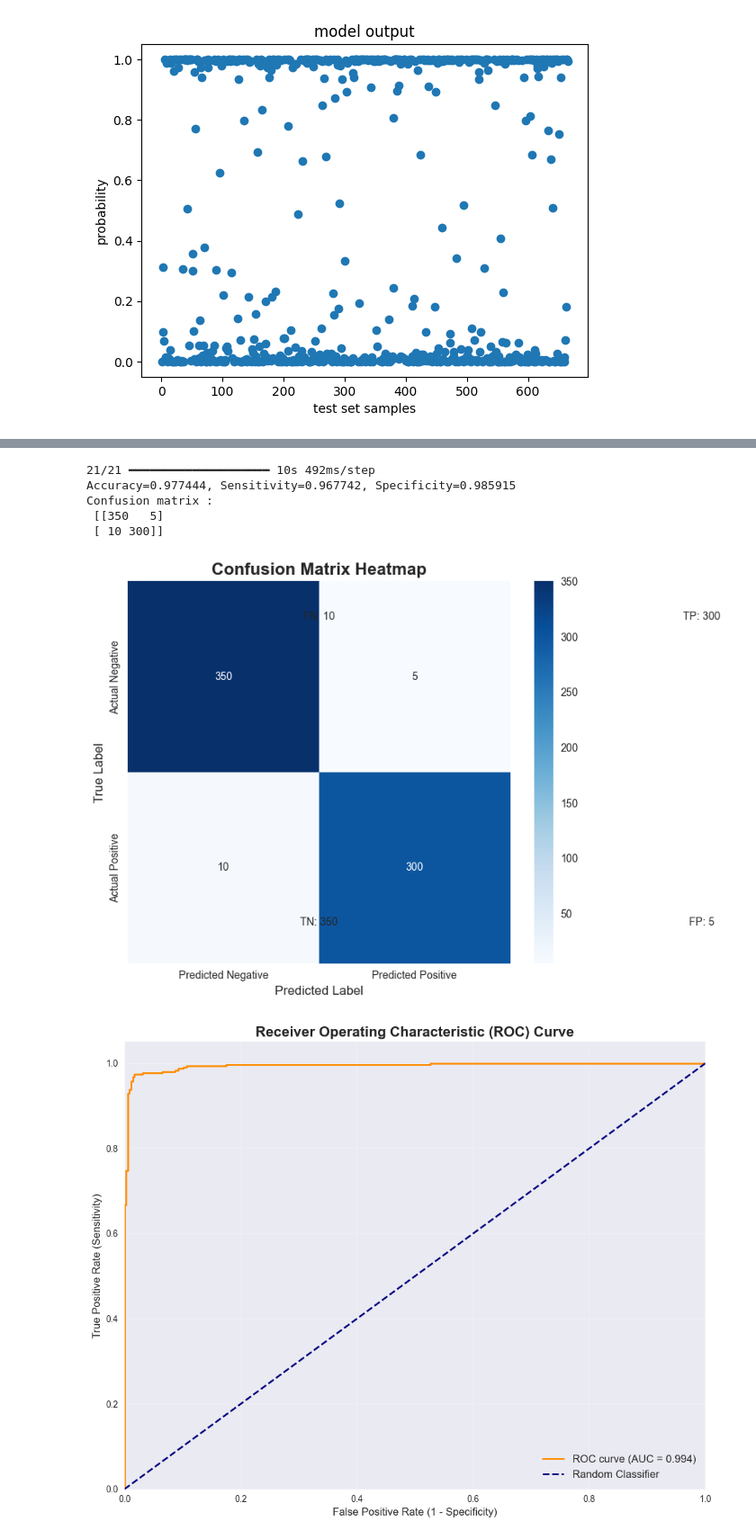
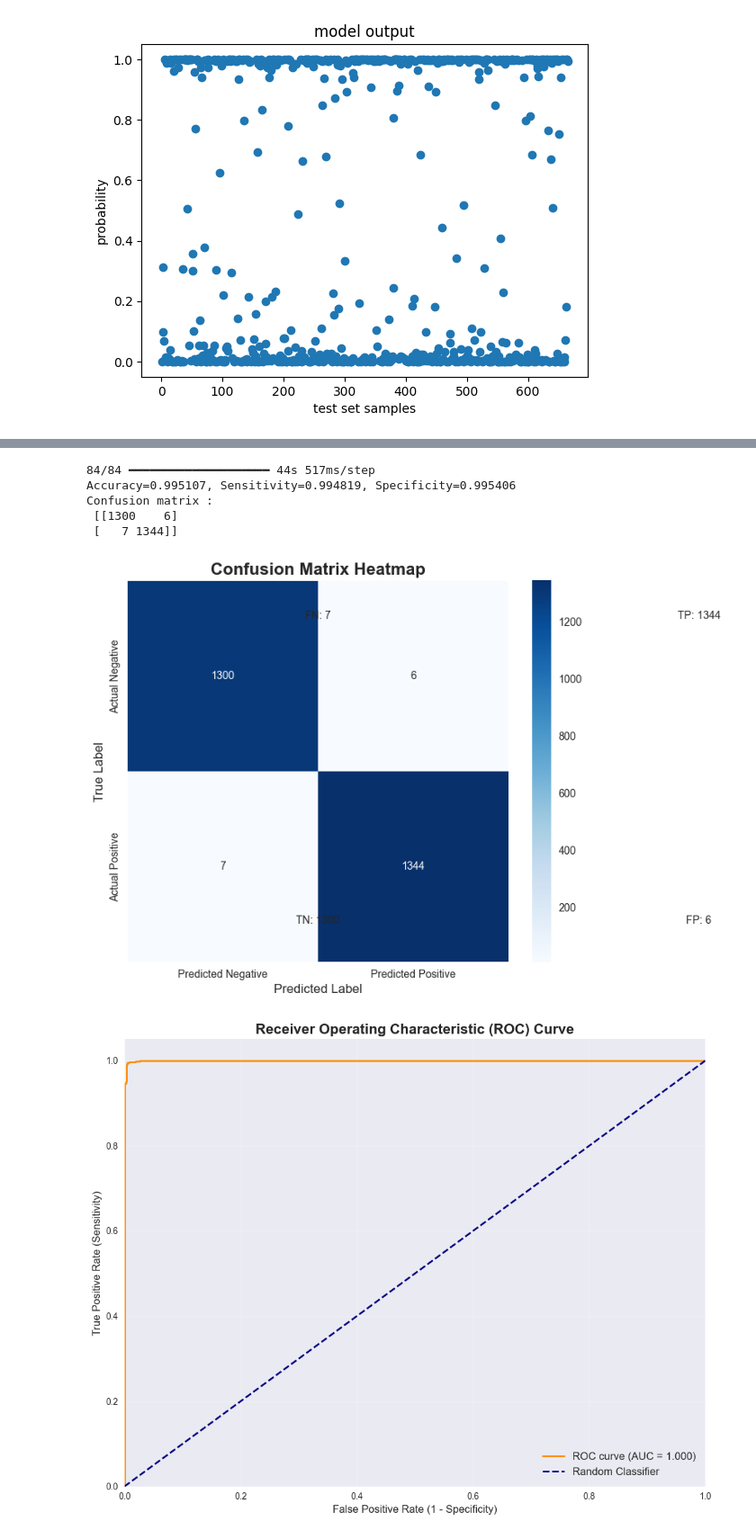
Before and after one commit to PRASHANT-tech870/INTERDISCIPLINARY, a Jupyter notebook: alsnet_new/ALSNet/alsnet-inference.ipynb, the cells around one changed output, grey strips where cells are left out. Shown at 90% size. Saved outputs shown, nothing was run; the diff lists cells and outputs as text; code cells hidden in the pictures.

```diff
--- a/alsnet_new/ALSNet/alsnet-inference.ipynb
+++ b/alsnet_new/ALSNet/alsnet-inference.ipynb
@@ -135,8 +135,8 @@ from matplotlib import pyplot
 import seaborn as sns
 
 # Your existing code (assuming this runs successfully)
-X_test = pd.read_pickle('X_test.pkl')
-y_test = pd.read_pickle('y_test.pkl')
+X_test = pd.read_pickle('X_train.pkl')
+y_test = pd.read_pickle('y_train.pkl')
 X_test = np.array(X_test)
 X_test = X_test.reshape(X_test.shape[0], X_test.shape[1], 1)
 
@@ -370,36 +370,37 @@ plt.figure(figsize=(12, 6))
 
 # Subplot 1: Error Types
 plt.subplot(1, 2, 1)
 error_types = ['True Negative', 'False Positive', 'False Negative', 'True Positive']
 error_counts = [tn, fp, fn, tp]
 colors = ['lightgreen', 'lightcoral', 'lightsalmon', 'lightblue']
 plt.pie(error_counts, labels=error_types, autopct='%1.1f%%', colors=colors, startangle=90)
 plt.title('Prediction Results Distribution', fontsize=14, fontweight='bold')
 
 # Subplot 2: Error Rates
 plt.subplot(1, 2, 2)
 error_rates = ['False Positive Rate', 'False Negative Rate']
 error_values = [fp/(fp+tn), fn/(fn+tp)]
 plt.bar(error_rates, error_values, color=['red', 'orange'])
 plt.ylabel('Error Rate', fontsize=12)
+
 plt.title('Error Rates Analysis', fontsize=14, fontweight='bold')
 plt.ylim([0, max(error_values) * 1.2])
 
 for i, v in enumerate(error_values):
     plt.text(i, v + max(error_values) * 0.02, f'{v:.3f}', ha='center', va='bottom', fontweight='bold')
 
 plt.tight_layout()
 plt.show()
 
 print("📊 All visualizations and analysis completed!")
 print("🔍 Check the plots above for detailed insights into your model's performance.")
 # %% [output]
 WARNING:absl:Compiled the loaded model, but the compiled metrics have yet to be built. `model.compile_metrics` will be empty until you train or evaluate the model.
 WARNING:absl:Error in loading the saved optimizer state. As a result, your model is starting with a freshly initialized optimizer.
-21/21 ━━━━━━━━━━━━━━━━━━━━ 10s 492ms/step
-Accuracy=0.977444, Sensitivity=0.967742, Specificity=0.985915
+84/84 ━━━━━━━━━━━━━━━━━━━━ 44s 517ms/step
+Accuracy=0.995107, Sensitivity=0.994819, Specificity=0.995406
 Confusion matrix :
- [[350   5]
- [ 10 300]]
+ [[1300    6]
+ [   7 1344]]
-[figure, old version]
+[figure, new version]
-[figure, old version]
+[figure, new version]
```
Also changed, not shown: parts of 1 cell of this notebook, 3 other files.
